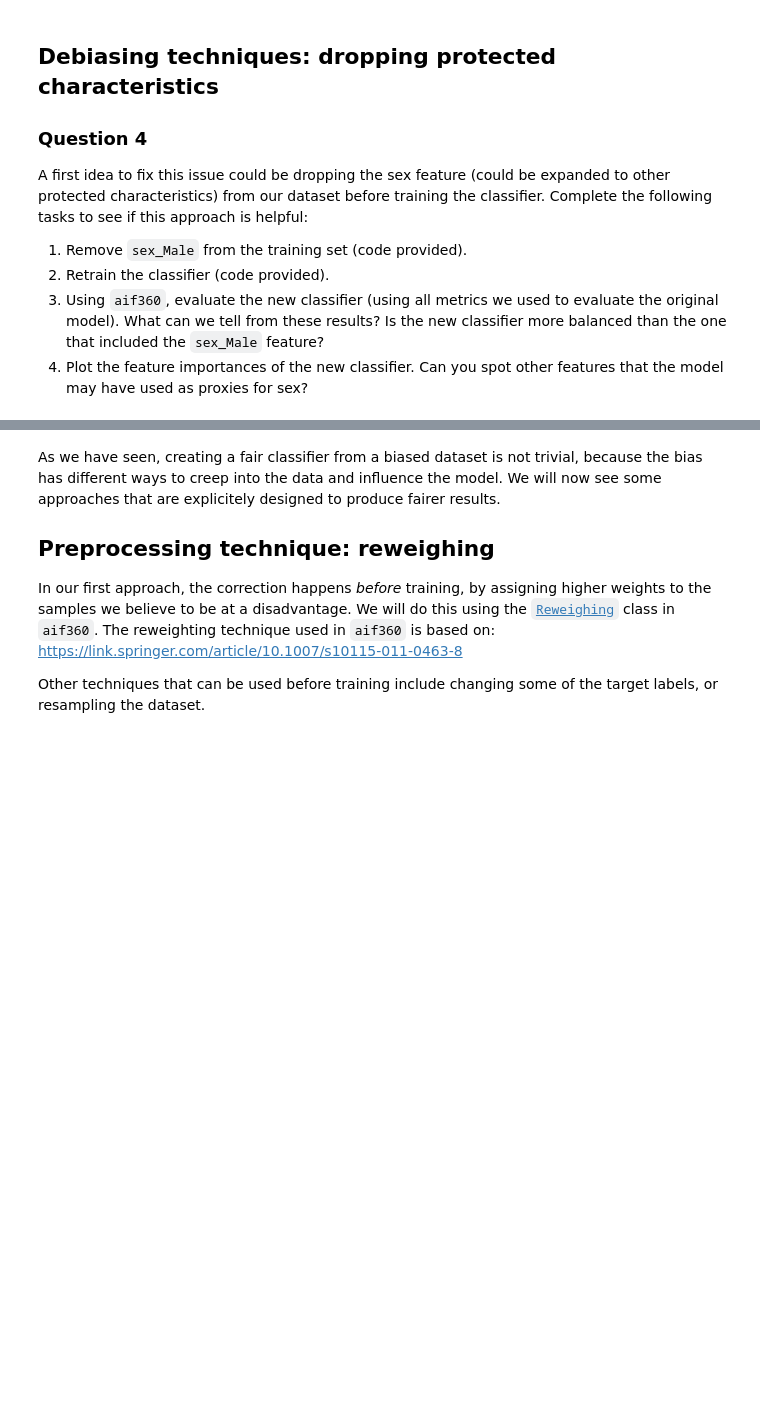
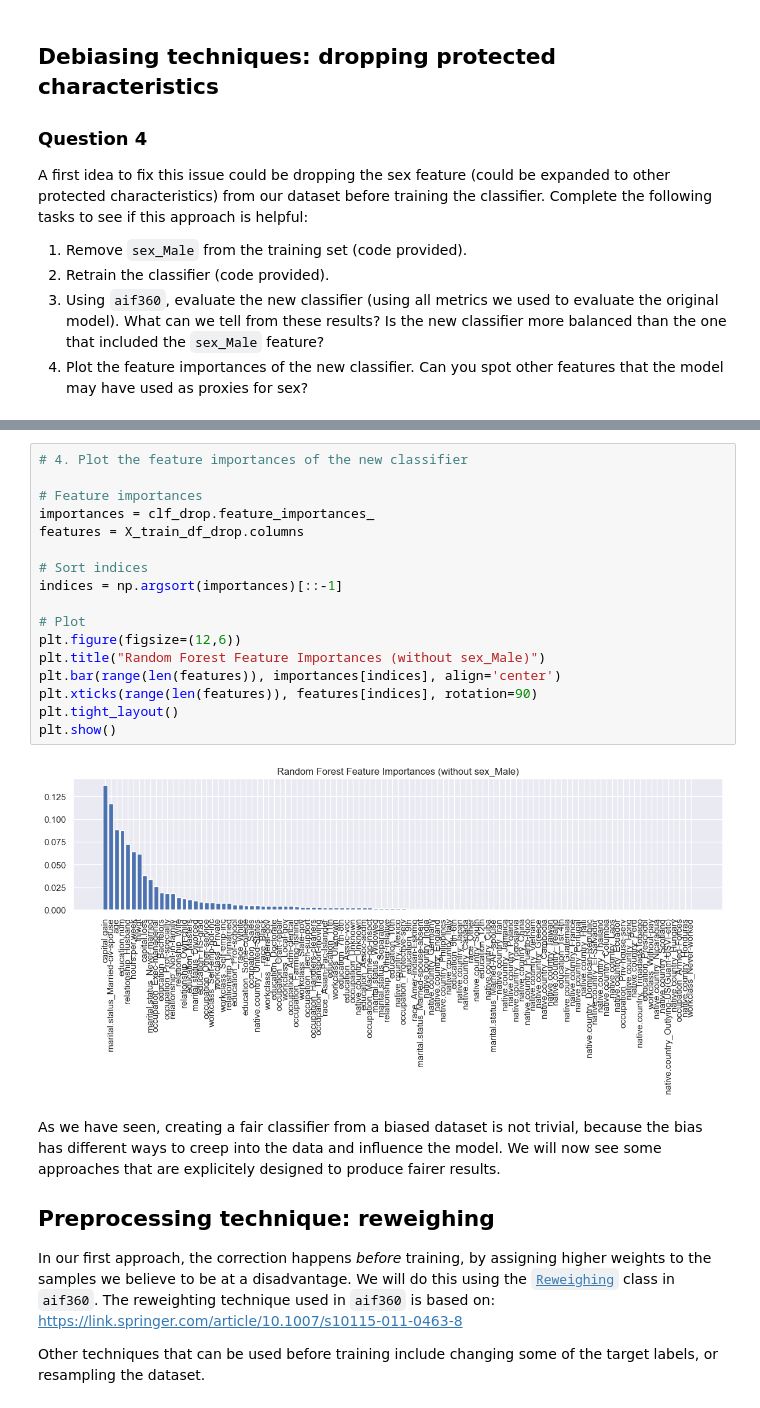
Before and after one commit to lunamgulec/DSCI430-assign4, a Jupyter notebook: Module4aif360.ipynb, the cells around one changed output, grey strips where cells are left out. Cells and saved outputs as stored; diff of their text form; blank space fills up the shorter version.

```diff
--- a/Module4aif360.ipynb
+++ b/Module4aif360.ipynb
@@ -375,3 +543,22 @@ clf_drop = RandomForestClassifier(random_state=0, max_depth = 19, n_estimators =
+# %%
+# 4. Plot the feature importances of the new classifier
+
+# Feature importances
+importances = clf_drop.feature_importances_
+features = X_train_df_drop.columns
+
+# Sort indices
+indices = np.argsort(importances)[::-1]
+
+# Plot
+plt.figure(figsize=(12,6))
+plt.title("Random Forest Feature Importances (without sex_Male)")
+plt.bar(range(len(features)), importances[indices], align='center')
+plt.xticks(range(len(features)), features[indices], rotation=90)
+plt.tight_layout()
+plt.show()
+# %% [output]
+[figure, added]
 # %% [markdown]
 As we have seen, creating a fair classifier from a biased dataset is not trivial, because the bias has different ways to creep into the data and influence the model. We will now see some approaches that are explicitely designed to produce fairer results.
 
```
Also changed, not shown: parts of 20 cells of this notebook.
